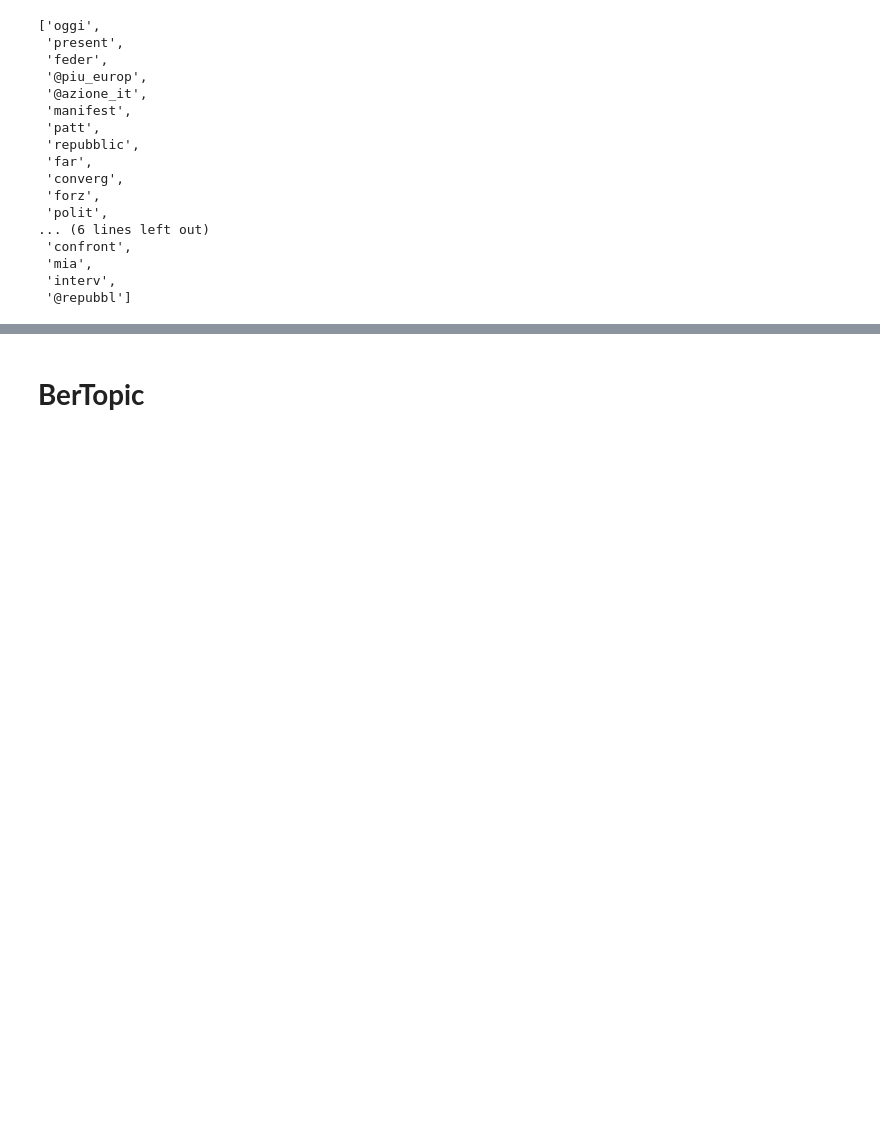
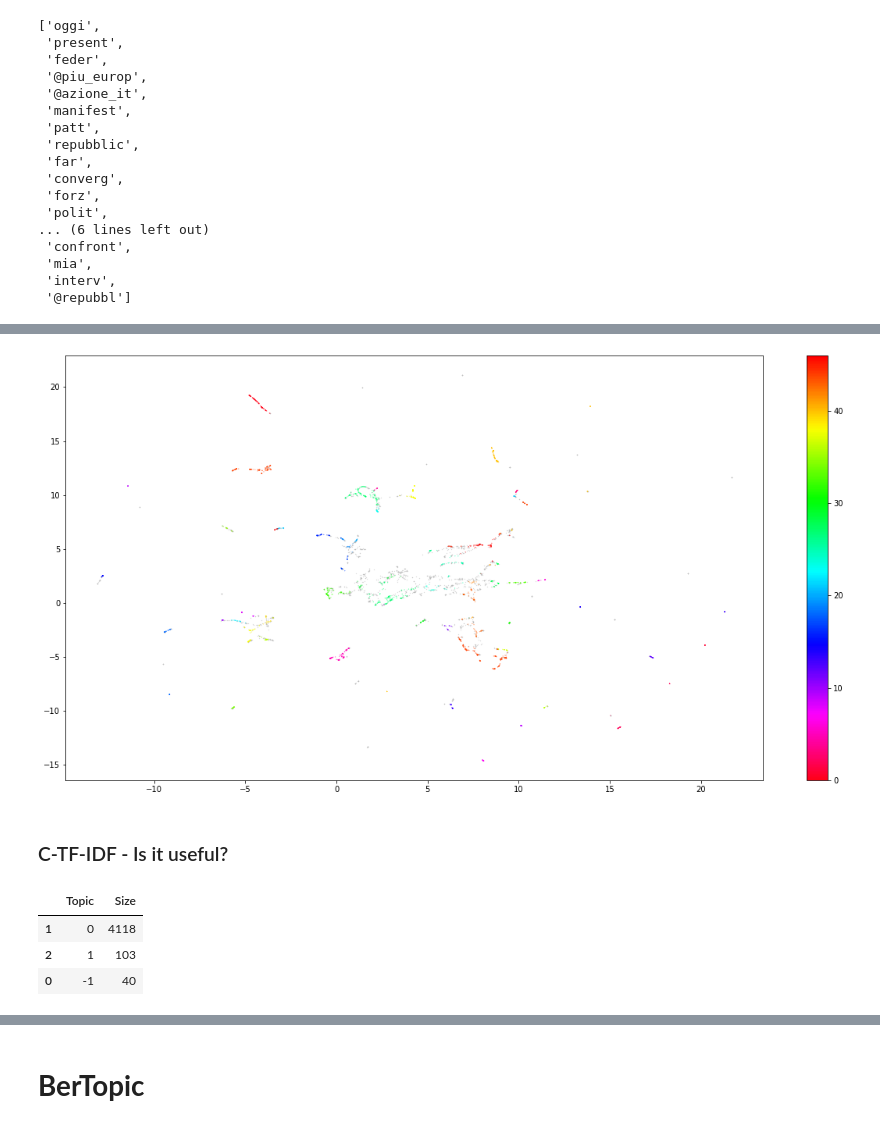
Before and after one commit to bigliolimatteo/how-politicians-change-their-mind, a Jupyter notebook: main.ipynb, the cells around one changed output, grey strips where cells are left out. Saved outputs shown, nothing was run; the diff lists cells and outputs as text; code cells hidden in the pictures; blank space fills up the shorter version.

Commit message:
Update visualization and stuff

```diff
--- a/main.ipynb
+++ b/main.ipynb
@@ -79,0 +180,41 @@ data["bonino"][0]
+# %%
+# Encode tweets using a BERT multilingual model
+
+model = SentenceTransformer('distilbert-multilingual-nli-stsb-quora-ranking')
+embeddings = model.encode(all_tweets)
+# %%
+# Dimension Reduction
+
+umap_embeddings = umap.UMAP(n_neighbors=15,
+                            n_components=5,
+                            #min_dist=0.1,
+                            random_state=42,
+                            metric='cosine').fit_transform(embeddings)
+# %%
+# Cluster algorithm
+
+cluster = hdbscan.HDBSCAN(min_cluster_size=10,
+                          metric='euclidean',
+                          cluster_selection_method='eom').fit(umap_embeddings)
+# %%
+def plot_cluster_output(embeddings, cluster):
+  # Prepare data in 2d for visualization purposes
+  umap_data = umap.UMAP(n_neighbors=15,
+                        n_components=2,
+                        min_dist=0.0,
+                        metric='cosine').fit_transform(embeddings)
+  result = pd.DataFrame(umap_data, columns=['x', 'y'])
+  result['labels'] = cluster.labels_
+
+  # Visualize clusters
+  fig, ax = plt.subplots(figsize=(20, 10))
+  outliers = result.loc[result.labels == -1, :]
+  clustered = result.loc[result.labels != -1, :]
+  plt.scatter(outliers.x, outliers.y, color='#BDBDBD', s=0.05)
+  plt.scatter(clustered.x, clustered.y, c=clustered.labels, s=0.05, cmap='hsv_r')
+  plt.colorbar()
+  plt.show()
+# %%
+plot_cluster_output(umap_embeddings, cluster)
+# %% [output]
+[figure, added]
@@ -79,0 +223,2 @@ data["bonino"][0]
+# %% [markdown]
+### C-TF-IDF - Is it useful?
@@ -79,0 +243,25 @@ data["bonino"][0]
+# %%
+def extract_top_n_words_per_topic(tf_idf, count, docs_per_topic, n=20):
+    words = count.get_feature_names()
+    labels = list(docs_per_topic.Topic)
+    tf_idf_transposed = tf_idf.T
+    indices = tf_idf_transposed.argsort()[:, -n:]
+    top_n_words = {label: [(words[j], tf_idf_transposed[i][j]) for j in indices[i]][::-1] for i, label in enumerate(labels)}
+    return top_n_words
+
+def extract_topic_sizes(df):
+    topic_sizes = (df.groupby(['Topic'])
+                     .Doc
+                     .count()
+                     .reset_index()
+                     .rename({"Topic": "Topic", "Doc": "Size"}, axis='columns')
+                     .sort_values("Size", ascending=False))
+    return topic_sizes
+
+top_n_words = extract_top_n_words_per_topic(tf_idf, count, docs_per_topic, n=20)
+topic_sizes = extract_topic_sizes(docs_df); topic_sizes.head(15)
+# %% [output]
+|  | Topic | Size |
+| 1 | 0 | 4118 |
+| 2 | 1 | 103 |
+| 0 | -1 | 40 |
```
Also changed, not shown: parts of 49 cells of this notebook.
